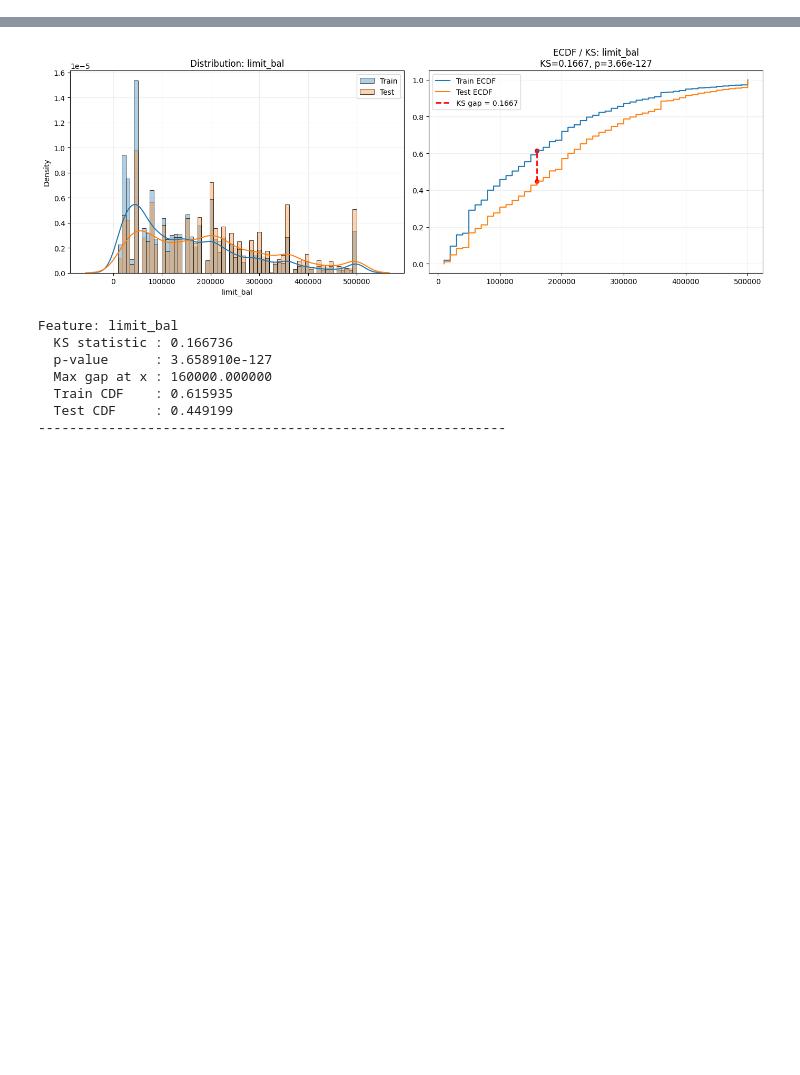
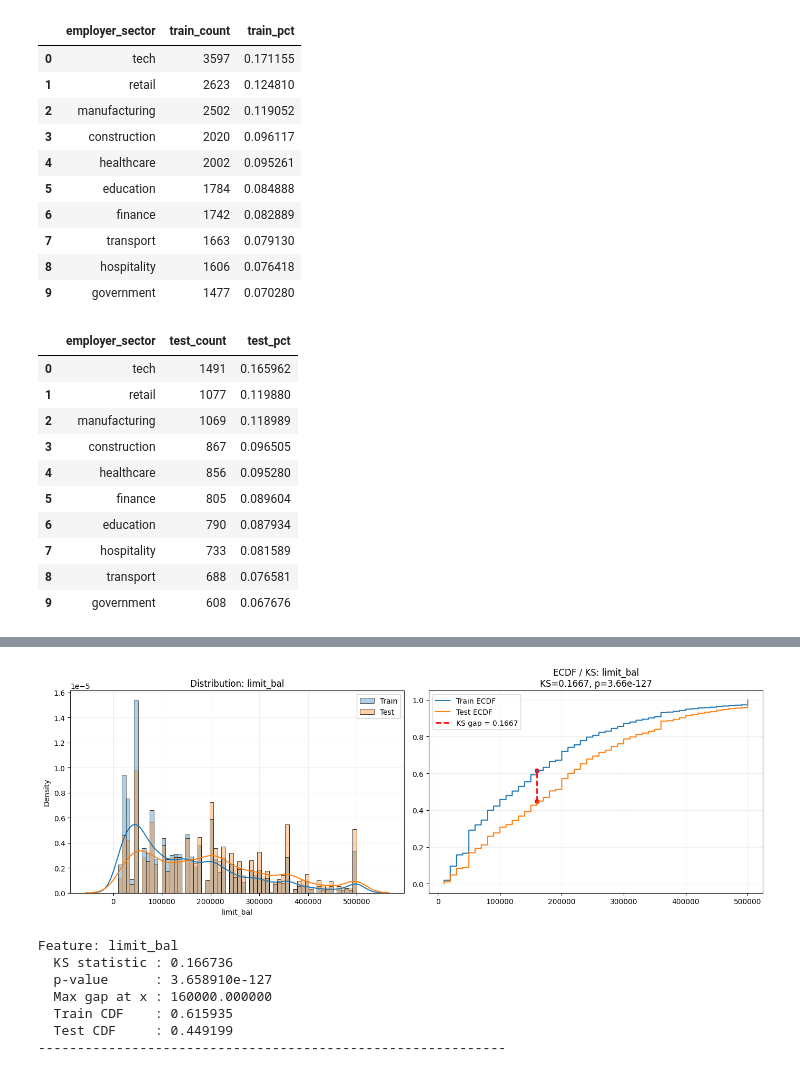
Before and after one commit to ochaff/ml-industry-group2, a Jupyter notebook: modeling_credit.ipynb, the cells around one changed output, grey strips where cells are left out. Saved outputs shown, nothing was run; the diff lists cells and outputs as text; code cells hidden in the pictures; blank space fills up the shorter version.

```diff
--- a/modeling_credit.ipynb
+++ b/modeling_credit.ipynb
@@ -8,0 +33,46 @@ test = pd.read_csv('./generated/competition_test.csv')
+# %%
+train_dist = (
+    train_es["employer_sector"]
+    .fillna("<<MISSING>>")
+    .value_counts(dropna=False)
+    .rename_axis("employer_sector")
+    .reset_index(name="train_count")
+)
+
+train_dist["train_pct"] = train_dist["train_count"] / len(train_es)
+
+test_dist = (
+    test_es["employer_sector"]
+    .fillna("<<MISSING>>")
+    .value_counts(dropna=False)
+    .rename_axis("employer_sector")
+    .reset_index(name="test_count")
+)
+
+test_dist["test_pct"] = test_dist["test_count"] / len(test_es)
+
+display(train_dist.head(20))
+display(test_dist.head(20))
+# %% [output]
+|  | employer_sector | train_count | train_pct |
+| 0 | tech | 3597 | 0.171155 |
+| 1 | retail | 2623 | 0.124810 |
+| 2 | manufacturing | 2502 | 0.119052 |
+| 3 | construction | 2020 | 0.096117 |
+| 4 | healthcare | 2002 | 0.095261 |
+| 5 | education | 1784 | 0.084888 |
+| 6 | finance | 1742 | 0.082889 |
+| 7 | transport | 1663 | 0.079130 |
+| 8 | hospitality | 1606 | 0.076418 |
+| 9 | government | 1477 | 0.070280 |
+|  | employer_sector | test_count | test_pct |
+| 0 | tech | 1491 | 0.165962 |
+| 1 | retail | 1077 | 0.119880 |
+| 2 | manufacturing | 1069 | 0.118989 |
+| 3 | construction | 867 | 0.096505 |
+| 4 | healthcare | 856 | 0.095280 |
+| 5 | finance | 805 | 0.089604 |
+| 6 | education | 790 | 0.087934 |
+| 7 | hospitality | 733 | 0.081589 |
+| 8 | transport | 688 | 0.076581 |
+| 9 | government | 608 | 0.067676 |
```
Also changed, not shown: parts of 6 cells of this notebook, 14 other files.
